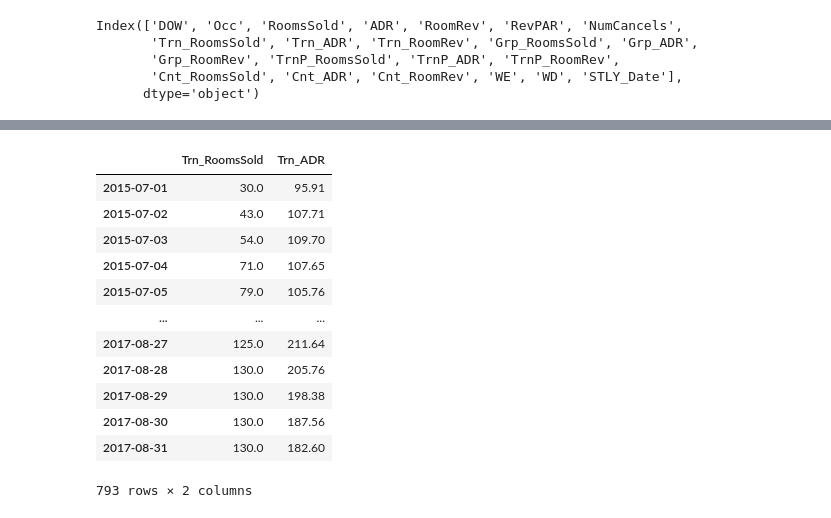
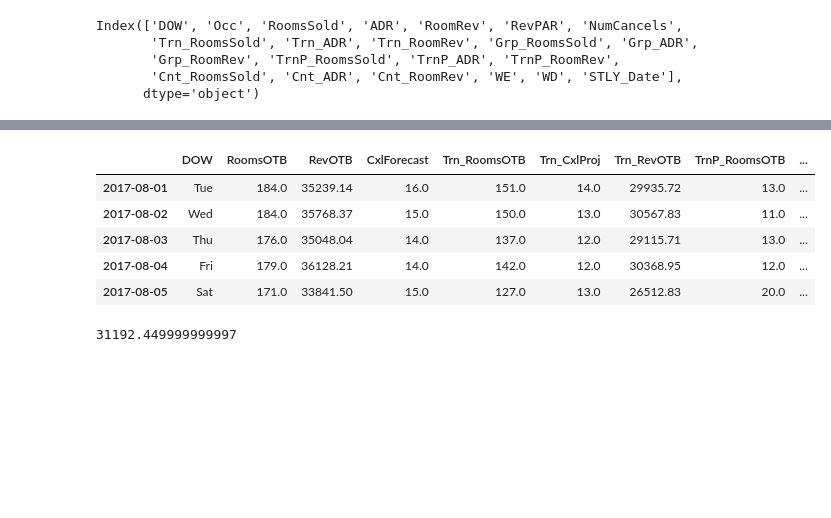
Before and after one commit to edubu2/hotel-revman-system, a Jupyter notebook: code/pricing.ipynb, the cells around one changed output, grey strips where cells are left out. Drawn from its saved outputs; the diff is of its cells as text; code cells hidden in the pictures; blank space fills up the shorter version.

```diff
--- a/code/pricing.ipynb
+++ b/code/pricing.ipynb
@@ -78,8 +51,0 @@ def map_prices(date):
-# %%
-
-date = datetime.date(2015,7,19)
-date_str = datetime.datetime.strftime(date,format='%Y-%m-%d')
-WD = date.weekday() not in (4, 5)
-mask = (h1_pricing.WD==WD) & (h1_pricing.Date == date_str)
-price = int(h1_pricing[mask]['Trn_ADR'])
-price
@@ -139,16 +51,0 @@ DatetimeIndex(['2015-07-01', '2015-07-02', '2015-07-03', '2015-07-04',
-# %%
-h1_dbd[["Trn_RoomsSold", "Trn_ADR"]]
-# %% [output]
-|  | Trn_RoomsSold | Trn_ADR |
-| 2015-07-01 | 30.0 | 95.91 |
-| 2015-07-02 | 43.0 | 107.71 |
-| 2015-07-03 | 54.0 | 109.70 |
-| 2015-07-04 | 71.0 | 107.65 |
-| 2015-07-05 | 79.0 | 105.76 |
-| ... | ... | ... |
-| 2017-08-27 | 125.0 | 211.64 |
-| 2017-08-28 | 130.0 | 205.76 |
-| 2017-08-29 | 130.0 | 198.38 |
-| 2017-08-30 | 130.0 | 187.56 |
-| 2017-08-31 | 130.0 | 182.60 |
-793 rows × 2 columns
@@ -154,0 +54,28 @@ h1_dbd[["Trn_RoomsSold", "Trn_ADR"]]
+# %%
+import datetime
+def apply_rates(row):
+    wd = row['WD'] == 1
+    date = datetime.datetime.strftime(row.name, format="%Y-%m-%d")
+    week_end = datetime.datetime.strftime(row.WeekEndDate, format="%Y-%m-%d")
+    mask = (h1_pricing.WD == wd)
+    price = h1_pricing[mask].loc[week_end, "Trn_ADR_OTB"]
+    return price
+
+h1_sim['SellingPrice'] = h1_sim.apply(apply_rates, axis=1)
+# %%
+h1_sim.head()
+# %% [output]
+|  | DOW | RoomsOTB | RevOTB | CxlForecast | Trn_RoomsOTB | Trn_CxlProj | Trn_RevOTB | TrnP_RoomsOTB | ... |
+| 2017-08-01 | Tue | 184.0 | 35239.14 | 16.0 | 151.0 | 14.0 | 29935.72 | 13.0 | ... |
+| 2017-08-02 | Wed | 184.0 | 35768.37 | 15.0 | 150.0 | 13.0 | 30567.83 | 11.0 | ... |
+| 2017-08-03 | Thu | 176.0 | 35048.04 | 14.0 | 137.0 | 12.0 | 29115.71 | 13.0 | ... |
+| 2017-08-04 | Fri | 179.0 | 36128.21 | 14.0 | 142.0 | 12.0 | 30368.95 | 12.0 | ... |
+| 2017-08-05 | Sat | 171.0 | 33841.50 | 15.0 | 127.0 | 13.0 | 26512.83 | 20.0 | ... |
+# %%
+# test above ADR_OTB column
+
+mask = (h1_res.CustomerType=="Transient") & (h1_res.ArrivalDate<='2017-08-04') & (h1_res.CheckoutDate>'2017-08-04') & (h1_res.IsCanceled==0)
+test = h1_res[mask]
+test.ADR.sum()
+# %% [output]
+31192.449999999997
```
Also changed, not shown: parts of 15 cells of this notebook, 1 other file.
